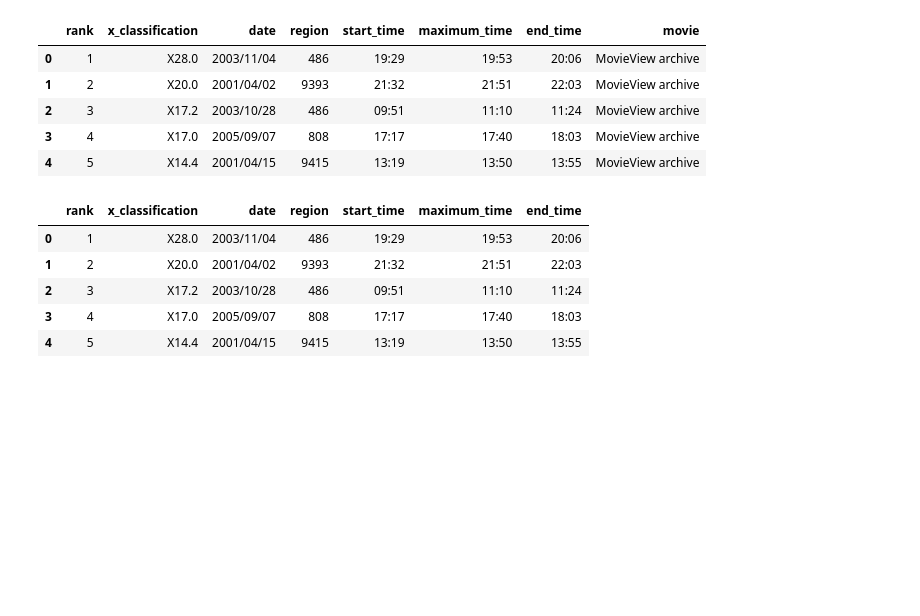
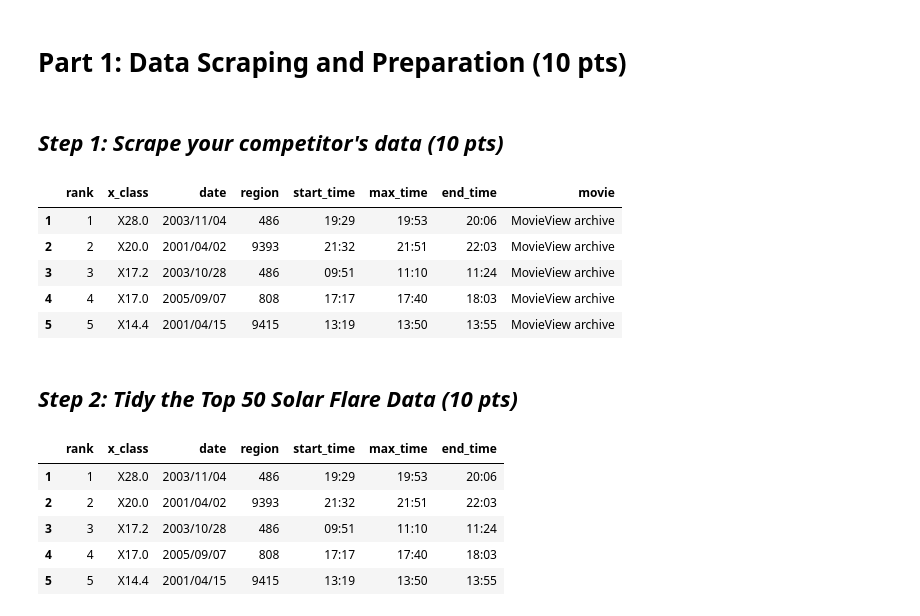
Before and after one commit to chrisyue1998/Data-Science-Projects, a Jupyter notebook: project1/Project 1.ipynb, the cells around one changed output. Cells and saved outputs as stored; diff of their text form; code cells hidden in the pictures; blank space fills up the shorter version.

Commit message:
Add part 1 and progress for part 2.

```diff
--- a/project1/Project 1.ipynb
+++ b/project1/Project 1.ipynb
@@ -1,3 +1,7 @@
+# %% [markdown]
+# Part 1: Data Scraping and Preparation (10 pts)
+# %% [markdown]
+## _Step 1: Scrape your competitor's data (10 pts)_
 # %%
 %config IPCompleter.greedy=True
 
@@ -14,23 +19,26 @@ soup = BeautifulSoup(response.text, 'lxml')
 # %%
 table = soup.find('table', {'class': 'table table-striped table-responsive-md'})
 df = pd.read_html(str(table))
 df = df[0]
-df.columns = ['rank', 'x_classification', 'date', 'region', 'start_time', 'maximum_time', 'end_time', 'movie']
+df.columns = ['rank', 'x_class', 'date', 'region', 'start_time', 'max_time', 'end_time', 'movie']
+df.index = np.arange(1, len(df) + 1)
 df.head()
 # %% [output]
-|  | rank | x_classification | date | region | start_time | maximum_time | end_time | movie |
-| 0 | 1 | X28.0 | 2003/11/04 | 486 | 19:29 | 19:53 | 20:06 | MovieView archive |
-| 1 | 2 | X20.0 | 2001/04/02 | 9393 | 21:32 | 21:51 | 22:03 | MovieView archive |
-| 2 | 3 | X17.2 | 2003/10/28 | 486 | 09:51 | 11:10 | 11:24 | MovieView archive |
-| 3 | 4 | X17.0 | 2005/09/07 | 808 | 17:17 | 17:40 | 18:03 | MovieView archive |
-| 4 | 5 | X14.4 | 2001/04/15 | 9415 | 13:19 | 13:50 | 13:55 | MovieView archive |
+|  | rank | x_class | date | region | start_time | max_time | end_time | movie |
+| 1 | 1 | X28.0 | 2003/11/04 | 486 | 19:29 | 19:53 | 20:06 | MovieView archive |
+| 2 | 2 | X20.0 | 2001/04/02 | 9393 | 21:32 | 21:51 | 22:03 | MovieView archive |
+| 3 | 3 | X17.2 | 2003/10/28 | 486 | 09:51 | 11:10 | 11:24 | MovieView archive |
+| 4 | 4 | X17.0 | 2005/09/07 | 808 | 17:17 | 17:40 | 18:03 | MovieView archive |
+| 5 | 5 | X14.4 | 2001/04/15 | 9415 | 13:19 | 13:50 | 13:55 | MovieView archive |
+# %% [markdown]
+## _Step 2: Tidy the Top 50 Solar Flare Data (10 pts)_
 # %%
 df = df.drop('movie', axis=1)
 df.head()
 # %% [output]
-|  | rank | x_classification | date | region | start_time | maximum_time | end_time |
-| 0 | 1 | X28.0 | 2003/11/04 | 486 | 19:29 | 19:53 | 20:06 |
-| 1 | 2 | X20.0 | 2001/04/02 | 9393 | 21:32 | 21:51 | 22:03 |
-| 2 | 3 | X17.2 | 2003/10/28 | 486 | 09:51 | 11:10 | 11:24 |
-| 3 | 4 | X17.0 | 2005/09/07 | 808 | 17:17 | 17:40 | 18:03 |
-| 4 | 5 | X14.4 | 2001/04/15 | 9415 | 13:19 | 13:50 | 13:55 |
+|  | rank | x_class | date | region | start_time | max_time | end_time |
+| 1 | 1 | X28.0 | 2003/11/04 | 486 | 19:29 | 19:53 | 20:06 |
+| 2 | 2 | X20.0 | 2001/04/02 | 9393 | 21:32 | 21:51 | 22:03 |
+| 3 | 3 | X17.2 | 2003/10/28 | 486 | 09:51 | 11:10 | 11:24 |
+| 4 | 4 | X17.0 | 2005/09/07 | 808 | 17:17 | 17:40 | 18:03 |
+| 5 | 5 | X14.4 | 2001/04/15 | 9415 | 13:19 | 13:50 | 13:55 |
```
Also changed, not shown: parts of 22 cells of this notebook.
